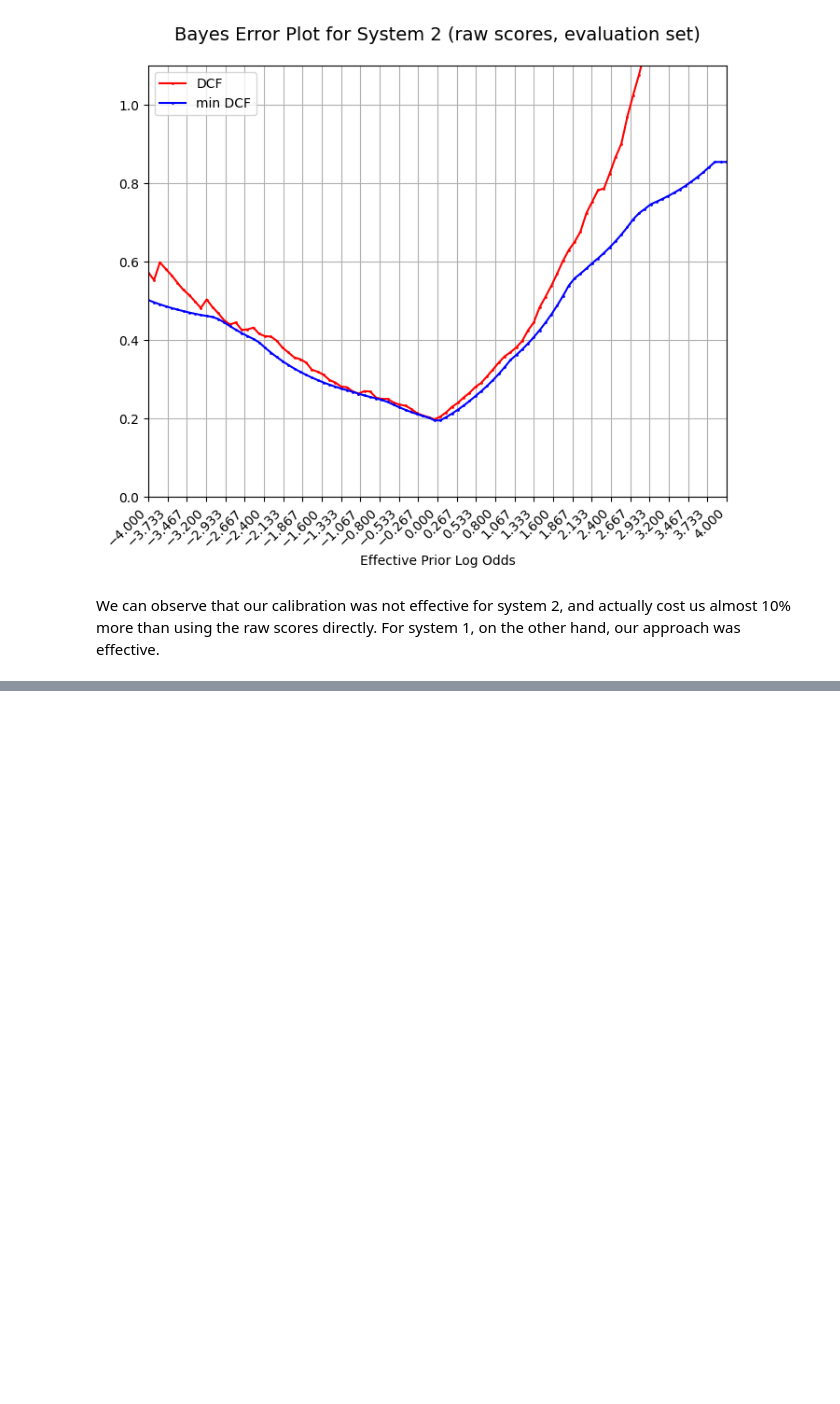
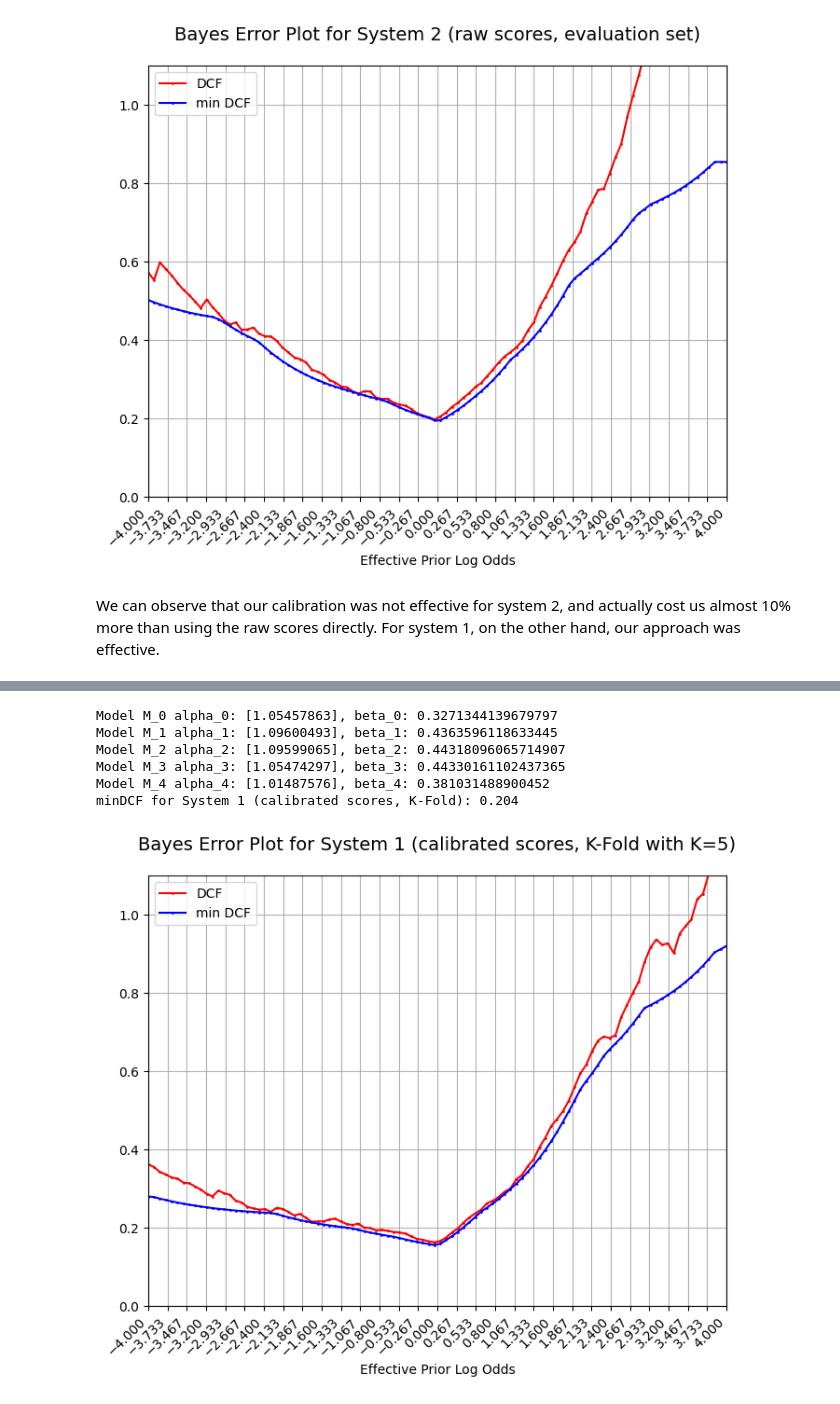
Before and after one commit to RiccardoRevalor/MachineLearningPatternRecognition, a Jupyter notebook: lab12_CalibrationFusion/cal_fusion.ipynb, the cells around one changed output, grey strips where cells are left out. Cells and saved outputs as stored; diff of their text form; code cells hidden in the pictures; blank space fills up the shorter version.

Commit message:
l12: calibration, K-fold approach

```diff
--- a/lab12_CalibrationFusion/cal_fusion.ipynb
+++ b/lab12_CalibrationFusion/cal_fusion.ipynb
@@ -263,0 +288,67 @@ using the raw scores directly. For system 1, on the other hand, our approach was
+# %%
+def extract_folds(D, idx, KFOLD=5):
+    """
+    Extract folds from the dataset D based on the indices idx.
+    So, K-1 folds are used for training and 1 fold for validation.
+    Parameters:
+    - D (np.ndarray): The dataset from which to extract folds.
+    - idx (np.ndarray): Indices indicating which fold each sample belongs to.
+    - KFOLD (int): Total number of folds to create.
+    Returns:
+    - train_folds (np.ndarray): The training folds, which are all samples except those in the validation fold.
+    - val_fold (np.ndarray): The validation fold, which contains samples corresponding to the given indices.
+    """
+
+    val_fold = D[idx::KFOLD]
+    train_folds = np.hstack([D[i::KFOLD] for i in range(KFOLD) if i != idx])
+
+    return train_folds, val_fold
+# %%
+#K FOLD APPROACH
+KFOLD = 5 #5 folds
+
+#so, we train 5 models, each one on K-1 = 4 folds, and we validate on the remaining fold
+#Note: minDCF of calibrated folds may change with respect to the one we computed at the beginning over the whole dataset, since we are pooling scores of different folds that have undergone a different affine transformation
+
+#SYSTEM 1
+calibrated_scores_sys_1 = [] # We will add to the list the scores computed for each fold
+labels_sys_1 = [] # We need to ensure that we keep the labels aligned with the scores. The simplest thing to do is to just extract each fold label and pool all the fold labels together in the same order as we pool the corresponding scores.
+pT = 0.2 #prior true for class true
+priorLogOdds = np.log(pT / (1 - pT))  # log odds for prior true
+for val_fold_idx in range(KFOLD):
+    #extract folds for scores_sys_1 and labels
+    SCAL, SVAL = extract_folds(scores_sys_1, val_fold_idx, KFOLD)
+    LCAL, LVAL = extract_folds(labels, val_fold_idx, KFOLD)
+    #reshape scores to 2-D arrays in order to feed them to the logistic regression model
+    SCAL_2D = vrow(SCAL)
+    SVAL_2D = vrow(SVAL)
+    #no regularitazion term, so lambda = l = 0
+    alpha_i, beta_i, _ = trainLogReg_PriorWeighted(SCAL_2D, LCAL, l = 0, manual_grad=True, PriorTrue=pT)
+    print(f"Model M_{val_fold_idx} alpha_{val_fold_idx}: {alpha_i}, beta_{val_fold_idx}: {beta_i}")
+    #now apply the model on the validation fold and save it
+    calibrated_SVAL = (alpha_i @ SVAL_2D + beta_i - priorLogOdds).ravel()  # ravel to go back to 1-D array
+    calibrated_scores_sys_1.append(calibrated_SVAL)
+    labels_sys_1.append(LVAL)
+
+#BUILD A FINAL MODEL M ON THE WHOLE DATASET, I.E. HAVING A FINAL SCORE RESULTED FROM COMBINING ALL THE SCORES
+#pool the scores and labels together
+#i.e. concatenate the scores and labels of each fold, to have a single array of scores and labels
+#each entry is related to a sample in the validation set
+#so, transform the list of arrays into a single array
+calibrated_scores_sys_1 = np.hstack(calibrated_scores_sys_1)
+labels_sys_1 = np.hstack(labels_sys_1)
+
+#evaluate the minDCF and DCF for the pooled scores
+minDCF_sys_1 = computeMinEmpiricalBayesRisk_Normalized(calibrated_scores_sys_1, labels_sys_1, pT, 1.0, 1.0)
+DCF_sys_1 = computeEmpiricalBayesRisk_Normalized(calibrated_scores_sys_1, labels_sys_1, pT, 1.0, 1.0)
+print(f"minDCF for System 1 (calibrated scores, K-Fold): {minDCF_sys_1:.3f}")
+#plot the bayes error plot for the pooled scores
+plotBayesErrorPlots(effPriorLogOdds, calibrated_scores_sys_1, labels_sys_1, title=f"Bayes Error Plot for System 1 (calibrated scores, K-Fold with K={KFOLD})")
+# %% [output]
+Model M_0 alpha_0: [1.05457863], beta_0: 0.3271344139679797
+Model M_1 alpha_1: [1.09600493], beta_1: 0.4363596118633445
+Model M_2 alpha_2: [1.09599065], beta_2: 0.44318096065714907
+Model M_3 alpha_3: [1.05474297], beta_3: 0.44330161102437365
+Model M_4 alpha_4: [1.01487576], beta_4: 0.381031488900452
+minDCF for System 1 (calibrated scores, K-Fold): 0.204
+[figure, added]
```
Also changed, not shown: parts of 4 cells of this notebook.
